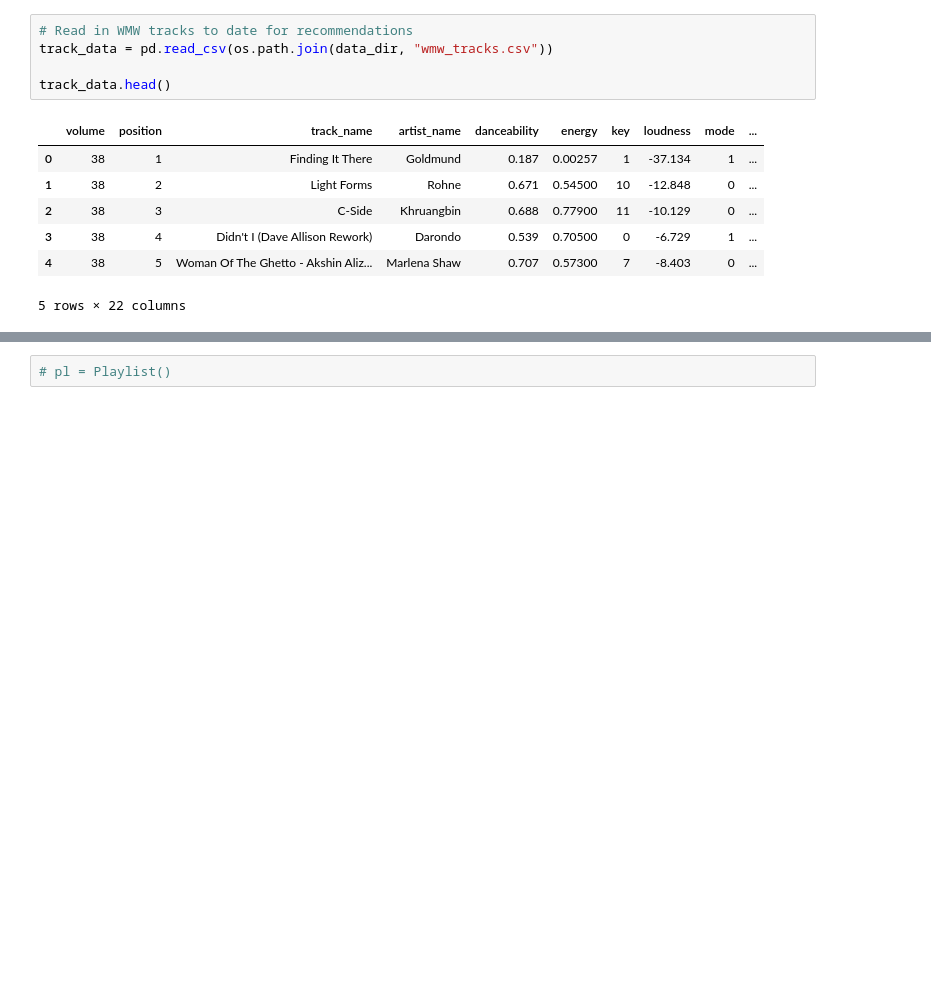
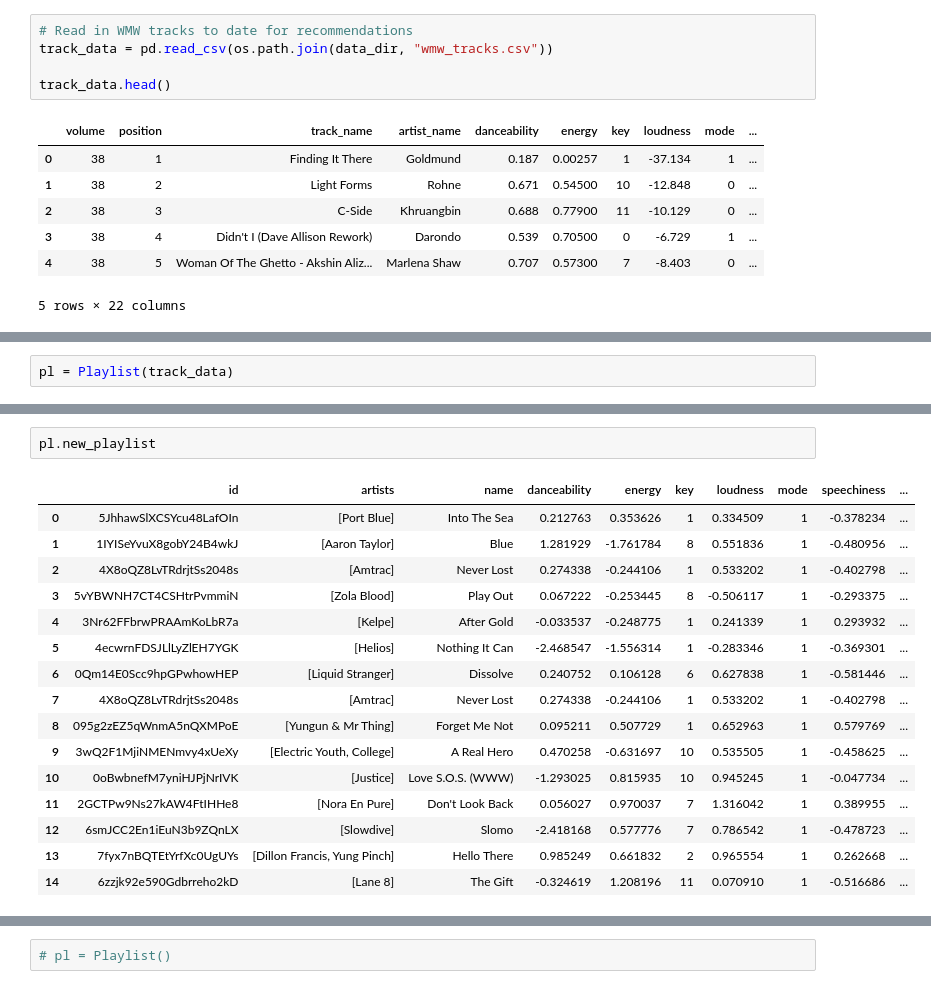
Before and after one commit to alistairwgillespie/wmw_deep_playlist_generator, a Jupyter notebook: 3_Train_Deploy.ipynb, the cells around one changed output, grey strips where cells are left out. Saved outputs shown, nothing was run; the diff lists cells and outputs as text; blank space fills up the shorter version.

```diff
--- a/3_Train_Deploy.ipynb
+++ b/3_Train_Deploy.ipynb
@@ -461,0 +512,2 @@ class Playlist():
+# %%
+pl = Playlist(track_data)
@@ -461,0 +553,19 @@ class Playlist():
+# %%
+pl.new_playlist
+# %% [output]
+|  | id | artists | name | danceability | energy | key | loudness | mode | speechiness | ... |
+| 0 | 5JhhawSlXCSYcu48LafOIn | [Port Blue] | Into The Sea | 0.212763 | 0.353626 | 1 | 0.334509 | 1 | -0.378234 | ... |
+| 1 | 1IYISeYvuX8gobY24B4wkJ | [Aaron Taylor] | Blue | 1.281929 | -1.761784 | 8 | 0.551836 | 1 | -0.480956 | ... |
+| 2 | 4X8oQZ8LvTRdrjtSs2048s | [Amtrac] | Never Lost | 0.274338 | -0.244106 | 1 | 0.533202 | 1 | -0.402798 | ... |
+| 3 | 5vYBWNH7CT4CSHtrPvmmiN | [Zola Blood] | Play Out | 0.067222 | -0.253445 | 8 | -0.506117 | 1 | -0.293375 | ... |
+| 4 | 3Nr62FFbrwPRAAmKoLbR7a | [Kelpe] | After Gold | -0.033537 | -0.248775 | 1 | 0.241339 | 1 | 0.293932 | ... |
+| 5 | 4ecwrnFDSJLlLyZlEH7YGK | [Helios] | Nothing It Can | -2.468547 | -1.556314 | 1 | -0.283346 | 1 | -0.369301 | ... |
+| 6 | 0Qm14E0Scc9hpGPwhowHEP | [Liquid Stranger] | Dissolve | 0.240752 | 0.106128 | 6 | 0.627838 | 1 | -0.581446 | ... |
+| 7 | 4X8oQZ8LvTRdrjtSs2048s | [Amtrac] | Never Lost | 0.274338 | -0.244106 | 1 | 0.533202 | 1 | -0.402798 | ... |
+| 8 | 095g2zEZ5qWnmA5nQXMPoE | [Yungun & Mr Thing] | Forget Me Not | 0.095211 | 0.507729 | 1 | 0.652963 | 1 | 0.579769 | ... |
+| 9 | 3wQ2F1MjiNMENmvy4xUeXy | [Electric Youth, College] | A Real Hero | 0.470258 | -0.631697 | 10 | 0.535505 | 1 | -0.458625 | ... |
+| 10 | 0oBwbnefM7yniHJPjNrIVK | [Justice] | Love S.O.S. (WWW) | -1.293025 | 0.815935 | 10 | 0.945245 | 1 | -0.047734 | ... |
+| 11 | 2GCTPw9Ns27kAW4FtIHHe8 | [Nora En Pure] | Don't Look Back | 0.056027 | 0.970037 | 7 | 1.316042 | 1 | 0.389955 | ... |
+| 12 | 6smJCC2En1iEuN3b9ZQnLX | [Slowdive] | Slomo | -2.418168 | 0.577776 | 7 | 0.786542 | 1 | -0.478723 | ... |
+| 13 | 7fyx7nBQTEtYrfXc0UgUYs | [Dillon Francis, Yung Pinch] | Hello There | 0.985249 | 0.661832 | 2 | 0.965554 | 1 | 0.262668 | ... |
+| 14 | 6zzjk92e590Gdbrreho2kD | [Lane 8] | The Gift | -0.324619 | 1.208196 | 11 | 0.070910 | 1 | -0.516686 | ... |
```
Also changed, not shown: parts of 22 cells of this notebook, 6 other files.
